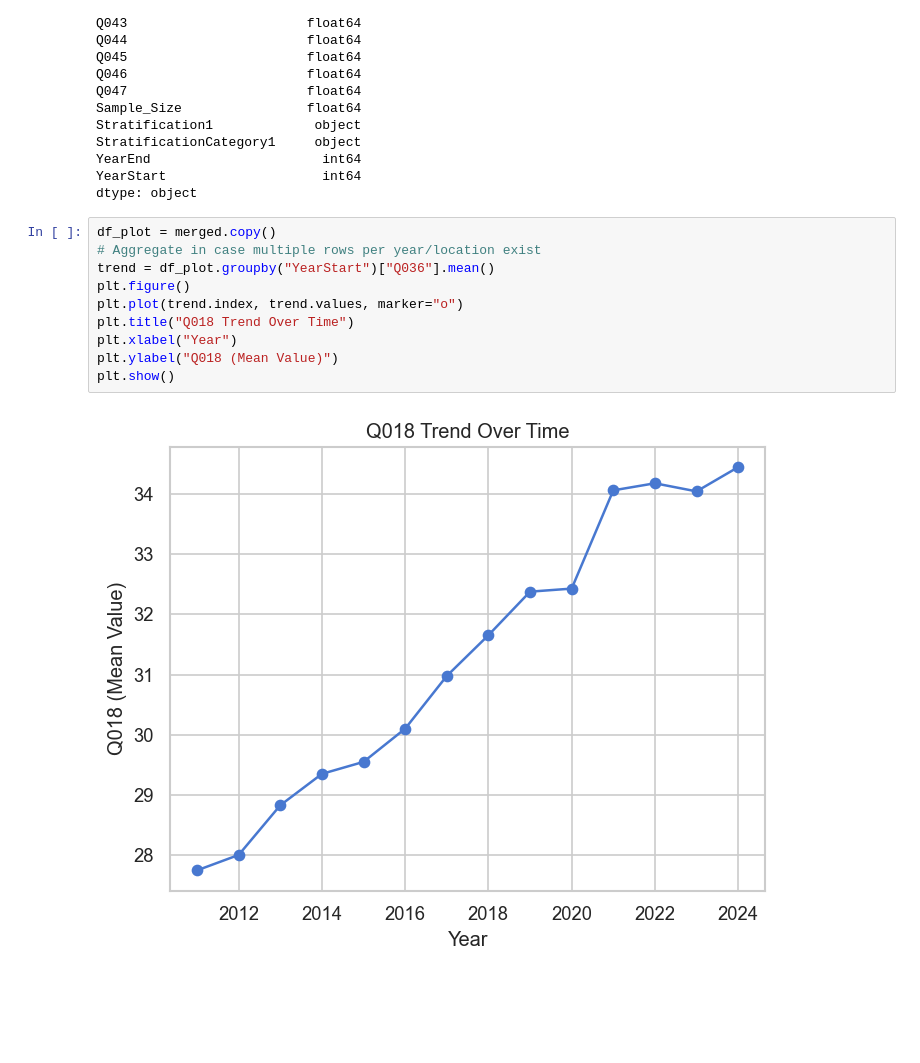
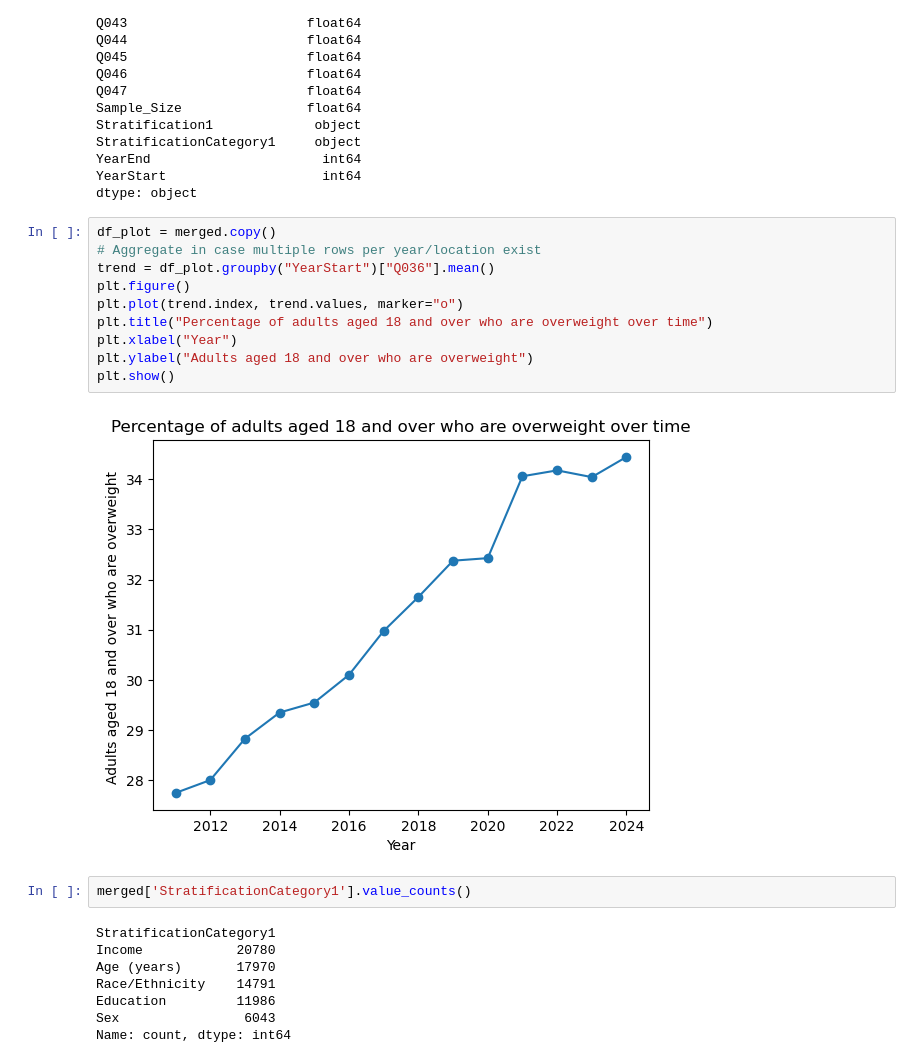
Before and after one commit to Jbdahal/SDS_ASSIGN2, a Jupyter notebook: SDS_ANS2.ipynb, the cells around one changed output. Cells and saved outputs as stored; diff of their text form; blank space fills up the shorter version.

Commit message:
some visuals

```diff
--- a/SDS_ANS2.ipynb
+++ b/SDS_ANS2.ipynb
@@ -333,12 +334,22 @@ dtype: object
 # %%
 df_plot = merged.copy()
 # Aggregate in case multiple rows per year/location exist
 trend = df_plot.groupby("YearStart")["Q036"].mean()
 plt.figure()
 plt.plot(trend.index, trend.values, marker="o")
-plt.title("Q018 Trend Over Time")
+plt.title("Percentage of adults aged 18 and over who are overweight over time")
 plt.xlabel("Year")
-plt.ylabel("Q018 (Mean Value)")
+plt.ylabel("Adults aged 18 and over who are overweight")
 plt.show()
 # %% [output]
-[figure, old version]
+[figure, new version]
+# %%
+merged['StratificationCategory1'].value_counts()
+# %% [output]
+StratificationCategory1
+Income            20780
+Age (years)       17970
+Race/Ethnicity    14791
+Education         11986
+Sex                6043
+Name: count, dtype: int64
```
Also changed, not shown: parts of 5 cells of this notebook.
